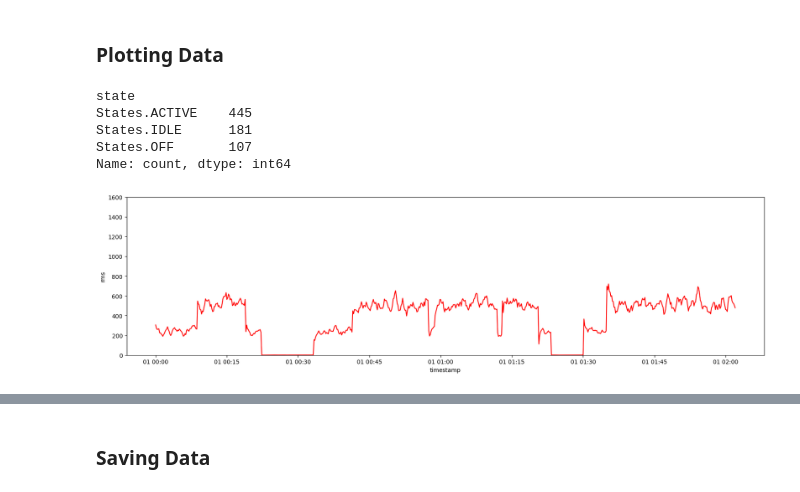
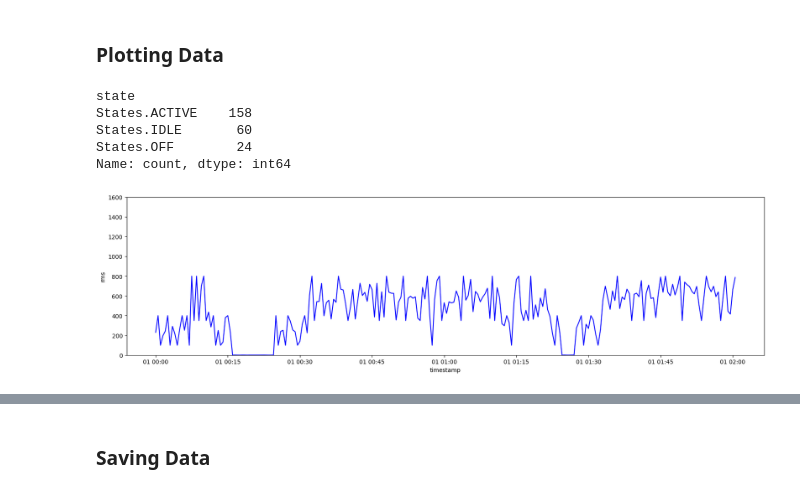
Before and after one commit to Danielwoodh/Time-Series-Data-Generation, a Jupyter notebook: EDA - 0.0.ipynb, the cells around one changed output, grey strips where cells are left out. Cells and saved outputs as stored; diff of their text form; code cells hidden in the pictures.

```diff
--- a/EDA - 0.0.ipynb
+++ b/EDA - 0.0.ipynb
@@ -34,12 +34,12 @@ start_date = '2021-01-01 00:00:00'
 end_date = '2021-01-01 02:00:00'
 start_date = datetime.strptime(start_date, '%Y-%m-%d %H:%M:%S')
 end_date = datetime.strptime(end_date, '%Y-%m-%d %H:%M:%S')
-freq = '10s'
+freq = '30s'
 # Constants
 DEFAULT_STATES = ['ACTIVE', 'IDLE', 'OFF']
 DEFAULT_RMS_RANGES = {
     States.OFF: ('uniform', 0, 2),
-    States.IDLE: ('normal', 250, 60),
+    States.IDLE: ('normal', 250, 75),
     States.ACTIVE: ('lognormal', 6.2, 0.22)
 }
 DEFAULT_MIN_DURATION = 2
@@ -118,15 +103,15 @@ state_counts = df['state'].value_counts()
 state_counts
 # %% [output]
 state
-States.ACTIVE    445
-States.IDLE      181
-States.OFF       107
+States.ACTIVE    158
+States.IDLE       60
+States.OFF        24
 Name: count, dtype: int64
 # %%
 ax, fig = plt.subplots(figsize=(20, 5))
-sns.lineplot(x='timestamp', y='rms', data=df, ax=fig, color='red')
+sns.lineplot(x='timestamp', y='rms', data=df, ax=fig, color='blue')
 # sns.lineplot(x='timestamp', y='rms_smoothed', data=df, ax=fig, color='blue', linestyle='--')
 plt.ylim([0, 1600])
 plt.show()
 # %% [output]
-[figure, old version]
+[figure, new version]
```
Also changed, not shown: parts of 10 cells of this notebook, 1 other file.
